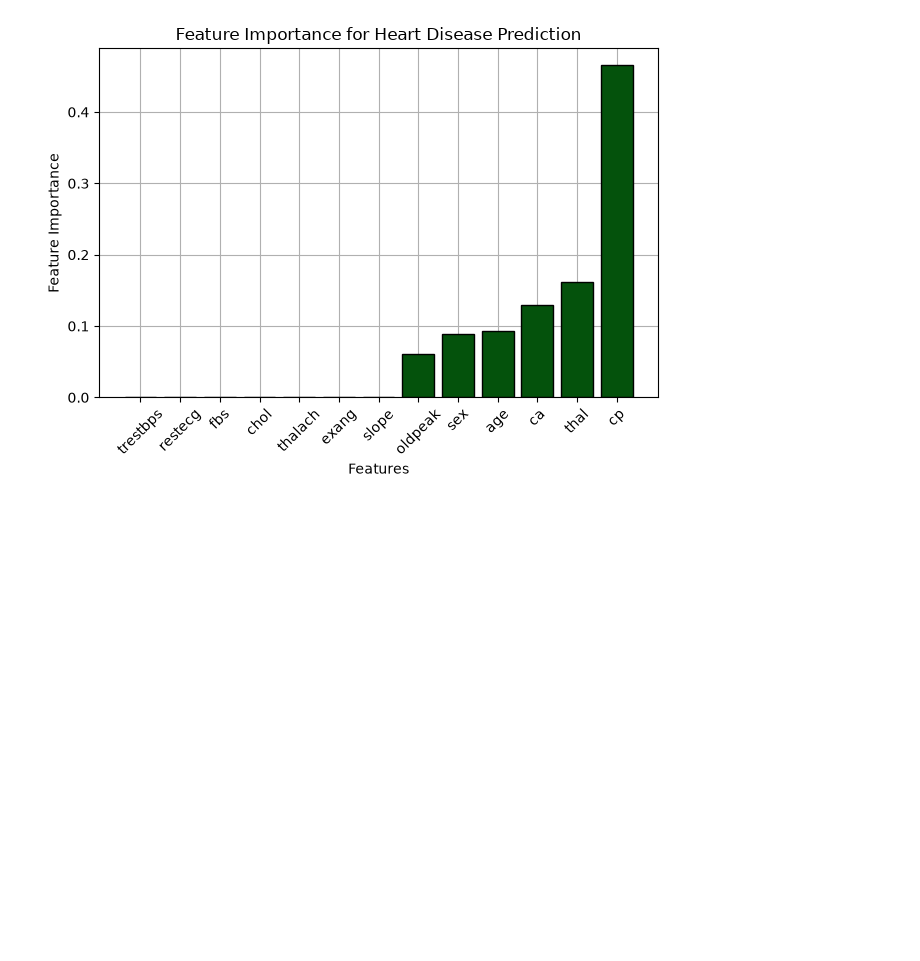
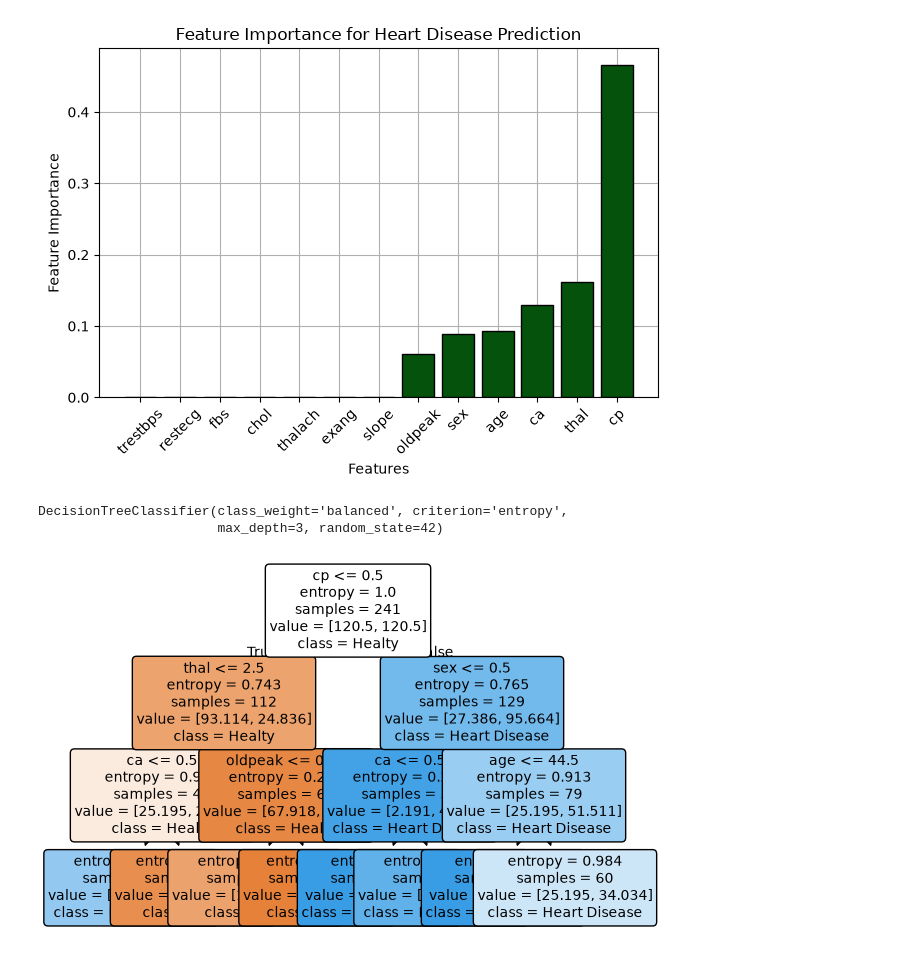
Before and after one commit to Lang-Shin/applied-ml-pipelines, a Jupyter notebook: DecisionTrees/Practice1/heart_disease_prediction.ipynb, the cells around one changed output. Cells and saved outputs as stored; diff of their text form; code cells hidden in the pictures; blank space fills up the shorter version.

Commit message:
Practice1 -- Heart Disease Prediction --> Init Done

```diff
--- a/DecisionTrees/Practice1/heart_disease_prediction.ipynb
+++ b/DecisionTrees/Practice1/heart_disease_prediction.ipynb
@@ -151,3 +154,22 @@ plt.tight_layout()
 plt.show()
 # %% [output]
 [figure]
+# %%
+from sklearn.tree import plot_tree
+
+
+plot_tree(
+    grid_search.best_estimator_,
+    max_depth=3,
+    feature_names=list(X.columns),
+    class_names= ['Healty', 'Heart Disease'],
+    filled=True,
+    rounded=True,
+    fontsize=10
+)
+
+print(grid_search.best_estimator_)
+# %% [output]
+DecisionTreeClassifier(class_weight='balanced', criterion='entropy',
+                       max_depth=3, random_state=42)
+[figure, added]
```
Also changed, not shown: parts of 1 cell of this notebook.
